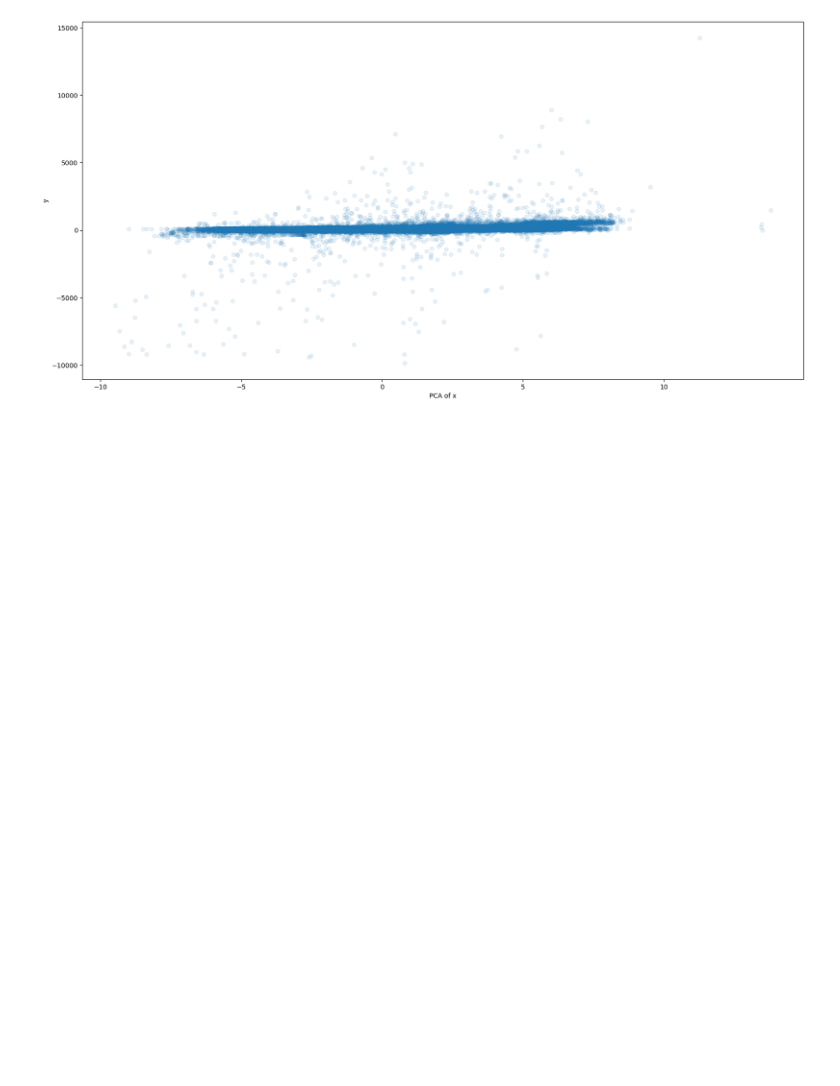
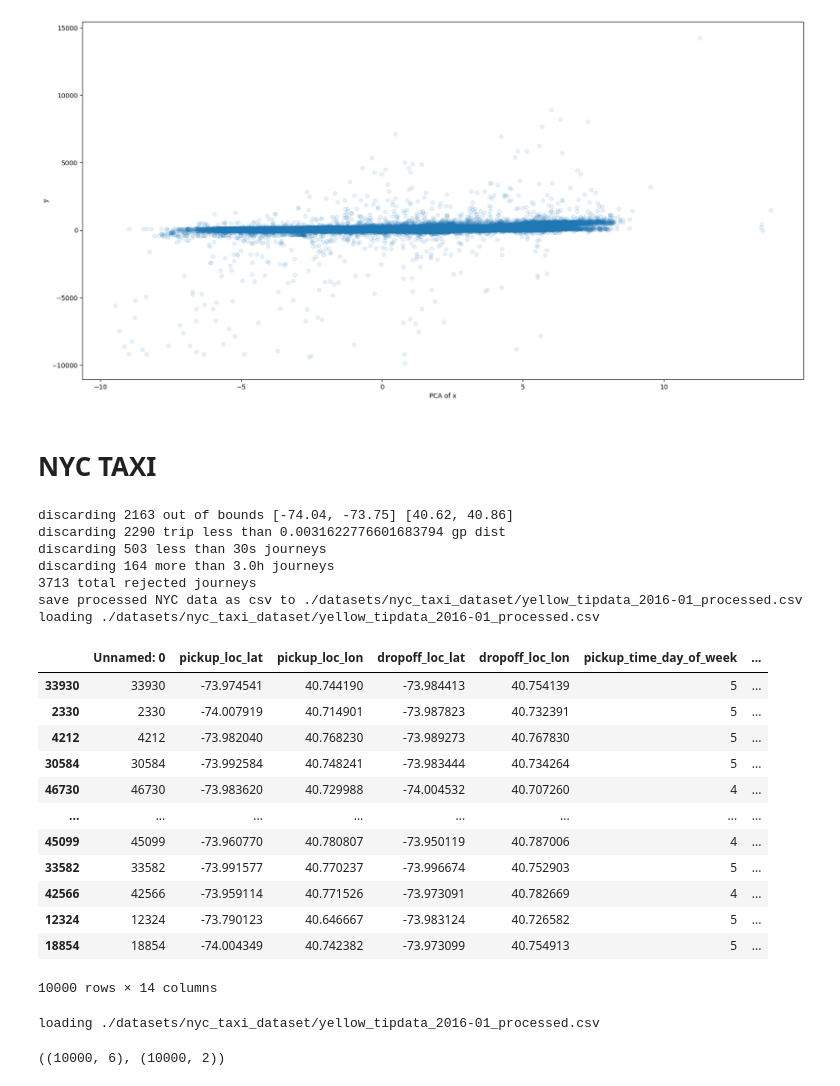
Before and after one commit to alexanderkrauck/uncertainty_prediction, a Jupyter notebook: notebooks/01_data_explore.ipynb, the cells around one changed output. Cells and saved outputs as stored; diff of their text form; code cells hidden in the pictures; blank space fills up the shorter version.

Commit message:
Added NYC dataset

```diff
--- a/notebooks/01_data_explore.ipynb
+++ b/notebooks/01_data_explore.ipynb
@@ -409,3 +411,5 @@ plt.xlabel('PCA of x')
 plt.show()
 # %% [output]
 [figure]
+# %% [markdown]
+# NYC TAXI
@@ -411,0 +424,34 @@ plt.show()
+# %%
+import cde.evaluation.empirical_eval.datasets
+cde.evaluation.empirical_eval.datasets.DATA_DIR = './datasets/nyc_taxi_dataset'
+# %%
+ds = cde.evaluation.empirical_eval.datasets.NCYTaxiDropoffPredict()
+# %%
+ds.get_df()
+# %% [output]
+discarding 2163 out of bounds [-74.04, -73.75] [40.62, 40.86]
+discarding 2290 trip less than 0.0031622776601683794 gp dist
+discarding 503 less than 30s journeys
+discarding 164 more than 3.0h journeys
+3713 total rejected journeys
+save processed NYC data as csv to ./datasets/nyc_taxi_dataset/yellow_tipdata_2016-01_processed.csv
+loading ./datasets/nyc_taxi_dataset/yellow_tipdata_2016-01_processed.csv
+|  | Unnamed: 0 | pickup_loc_lat | pickup_loc_lon | dropoff_loc_lat | dropoff_loc_lon | pickup_time_day_of_week | ... |
+| 33930 | 33930 | -73.974541 | 40.744190 | -73.984413 | 40.754139 | 5 | ... |
+| 2330 | 2330 | -74.007919 | 40.714901 | -73.987823 | 40.732391 | 5 | ... |
+| 4212 | 4212 | -73.982040 | 40.768230 | -73.989273 | 40.767830 | 5 | ... |
+| 30584 | 30584 | -73.992584 | 40.748241 | -73.983444 | 40.734264 | 5 | ... |
+| 46730 | 46730 | -73.983620 | 40.729988 | -74.004532 | 40.707260 | 4 | ... |
+| ... | ... | ... | ... | ... | ... | ... | ... |
+| 45099 | 45099 | -73.960770 | 40.780807 | -73.950119 | 40.787006 | 4 | ... |
+| 33582 | 33582 | -73.991577 | 40.770237 | -73.996674 | 40.752903 | 5 | ... |
+| 42566 | 42566 | -73.959114 | 40.771526 | -73.973091 | 40.782669 | 4 | ... |
+| 12324 | 12324 | -73.790123 | 40.646667 | -73.983124 | 40.726582 | 5 | ... |
+| 18854 | 18854 | -74.004349 | 40.742382 | -73.973099 | 40.754913 | 5 | ... |
+10000 rows × 14 columns
+# %%
+x,y = ds.get_target_feature_split()
+x.shape, y.shape
+# %% [output]
+loading ./datasets/nyc_taxi_dataset/yellow_tipdata_2016-01_processed.csv
+((10000, 6), (10000, 2))
```
Also changed, not shown: parts of 3 cells of this notebook, 3 other files.
